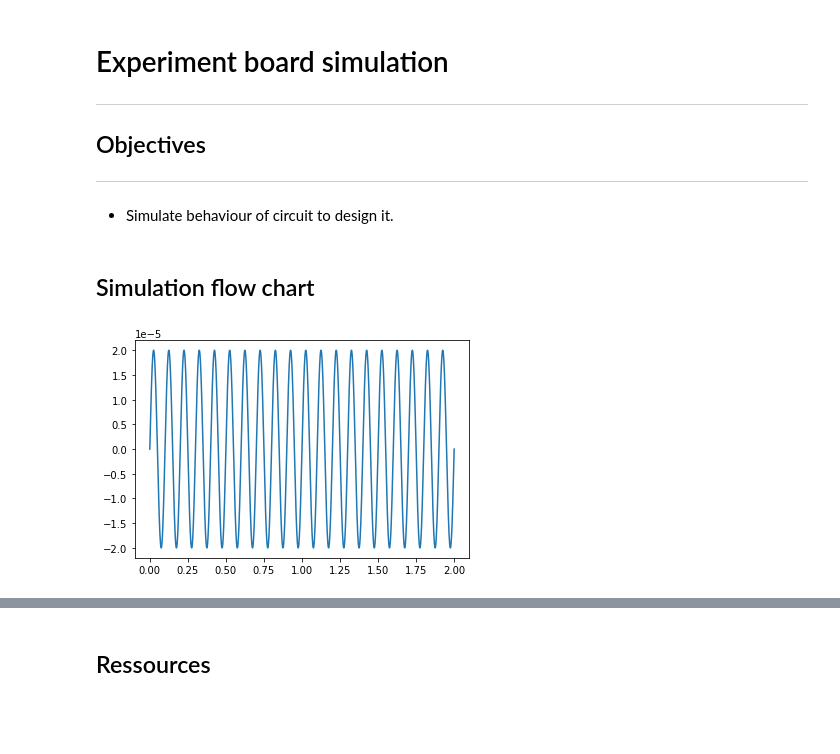
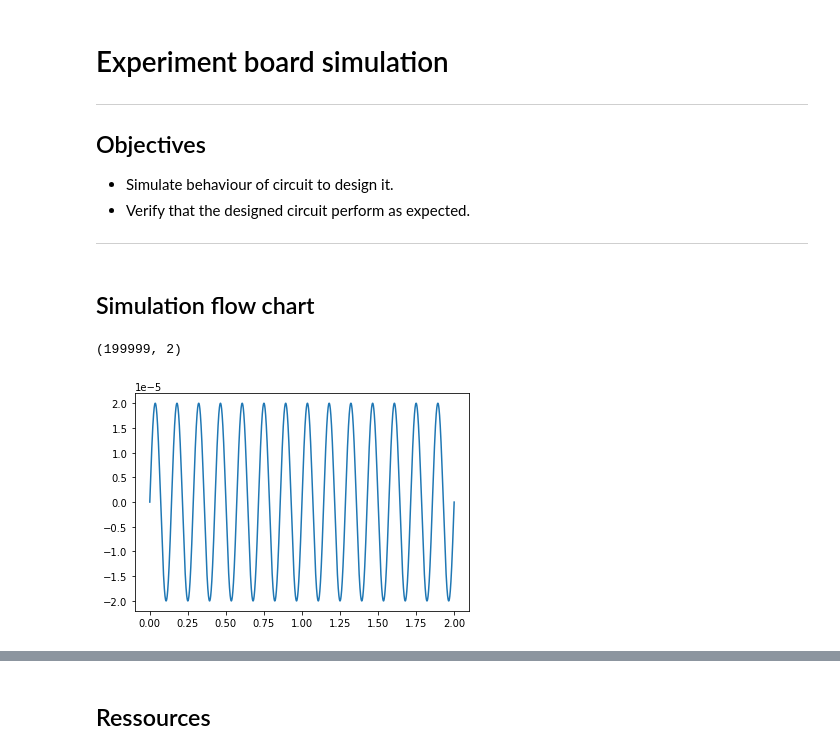
Before and after one commit to SpaceTech-Orleans/EXP_SCHUMANN, a Jupyter notebook: Simulations_LTSPICE/schumann_board_simu.ipynb, the cells around one changed output, grey strips where cells are left out. Drawn from its saved outputs; the diff is of its cells as text; code cells hidden in the pictures; blank space fills up the shorter version.

```diff
--- a/Simulations_LTSPICE/schumann_board_simu.ipynb
+++ b/Simulations_LTSPICE/schumann_board_simu.ipynb
@@ -3,8 +3,9 @@
 
 ---
 ## Objectives
+- Simulate behaviour of circuit to design it.
+- Verify that the designed circuit perform as expected.
 ---
-- Simulate behaviour of circuit to design it.
 # %% [markdown]
 ## Simulation flow chart
 # %%
@@ -18,19 +23,10 @@ path_output = "Simulation_signals/Outputs/"    # Export simulation results from
-# %%
-### Signal parmameters
-signal_name = "sine_7_20u"                        # signal name for txt output
-sim_time = 2                                      # Simulation time in s
-time_step = 10E-6                                 # Time between two samples in s
-nb_samples = int(sim_time/time_step)              # Number of samples
-f = 10                                            # Frequency of the sine wave in Hz
-A = 20E-6                                         # Amplitude of the sine wave in V
-### Signal generation
-signal1 = np.zeros((nb_samples,2))                # Create empty signal
-signal1[:,0] = np.linspace(0,sim_time,nb_samples) # Create time vector
-signal1[:,1] = A*np.sin(2*np.pi*f*signal1[:,0])   # generate sine wave
-
-
-plt.plot(signal1[:,0], signal1[:,1])
-
-np.savetxt(path_stimuli+signal_name+".txt", signal1 )
-# %% [output]
-[figure, removed]
+# %%
+#################### Pure sine wave ###################
+signal_name = "sine_7_20u"                        # Signal name for txt output
+signal_mult = f.sine_generator(7,20E-6,2,10E-6)
+plt.plot(signal_mult[:,0], signal_mult[:,1])
+print(np.shape(signal_mult))
+np.savetxt(path_stimuli+signal_name+".txt", signal_mult ) # Save sine wave to txt file
+# %% [output]
+(199999, 2)
+[figure, added]
```
Also changed, not shown: parts of 4 cells of this notebook, 6 other files.
